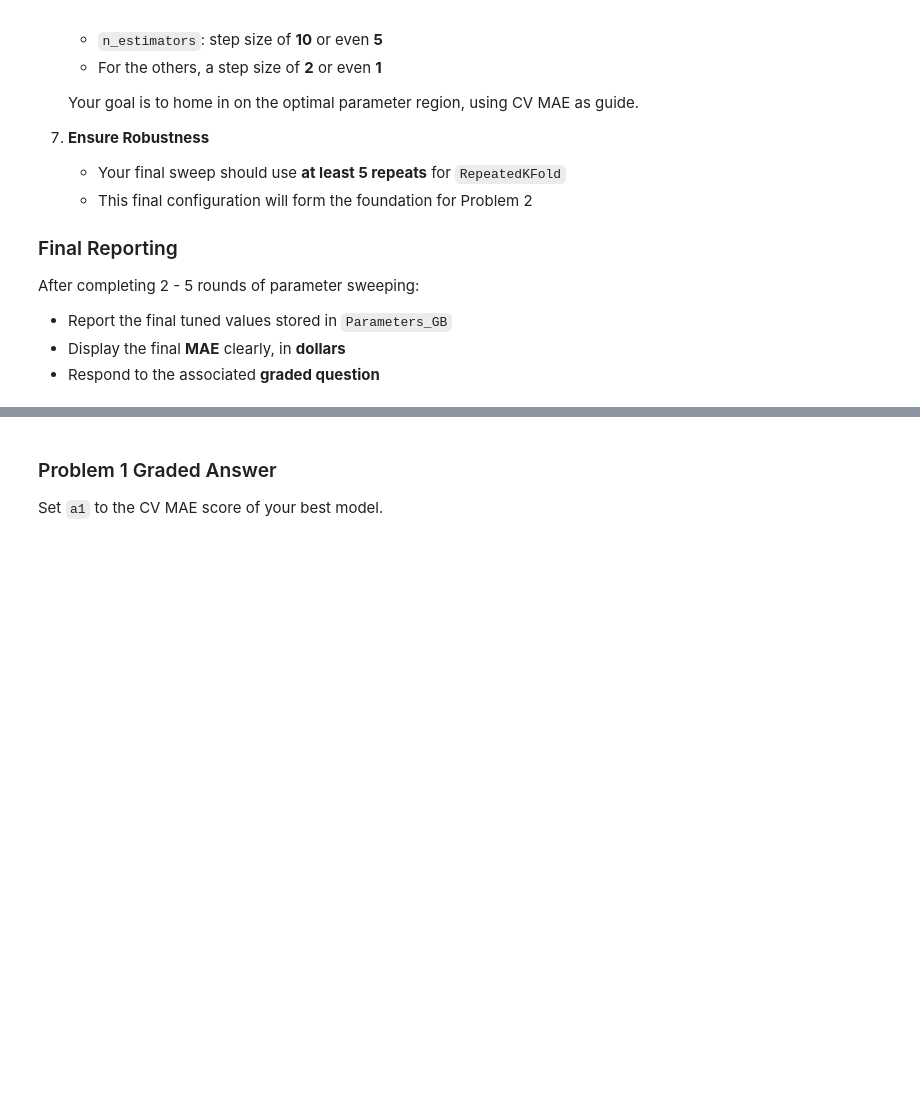
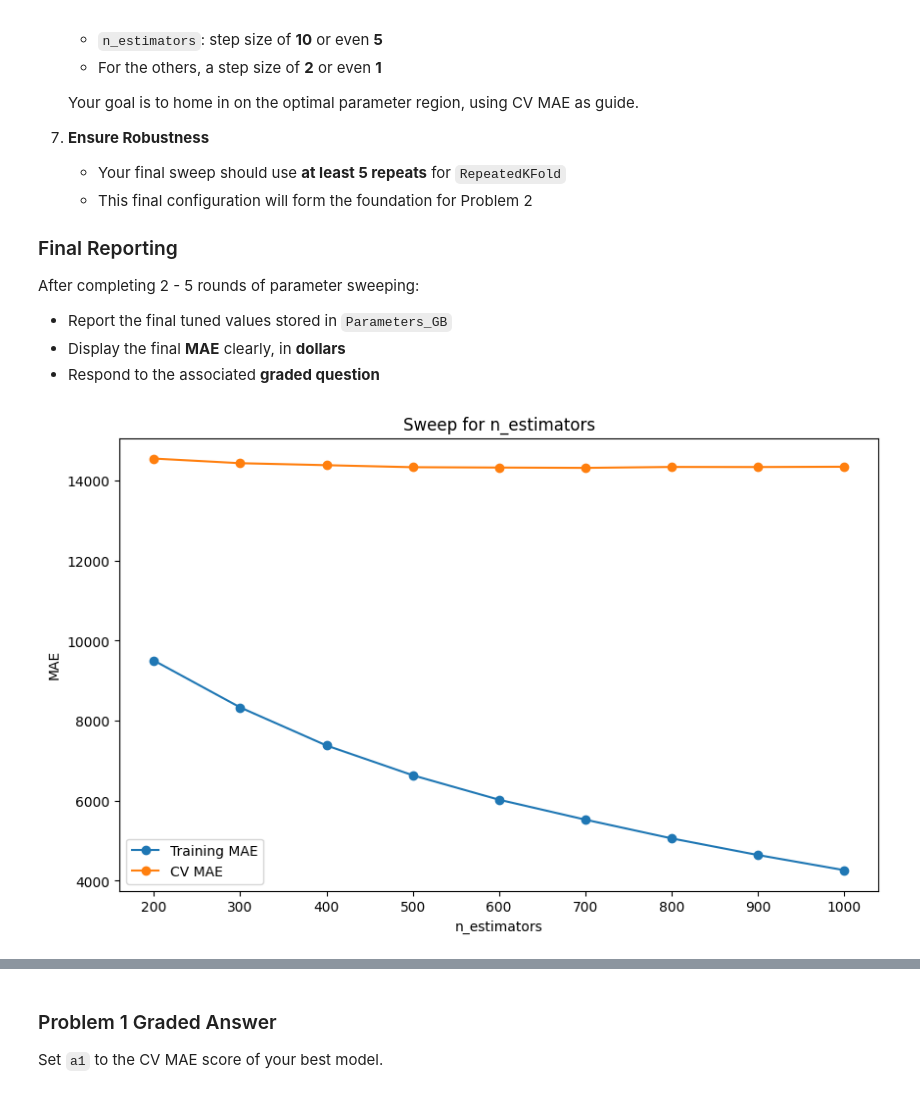
Before and after one commit to muathdb/HW7-Mod-3, a Jupyter notebook: Homework_07.ipynb, the cells around one changed output, grey strips where cells are left out. Drawn from its saved outputs; the diff is of its cells as text; code cells hidden in the pictures; blank space fills up the shorter version.

```diff
--- a/Homework_07.ipynb
+++ b/Homework_07.ipynb
@@ -467 +467,11 @@ def sweep_parameter(ModelClass, param_dict, X_train, y_train, param_name, param_
     return param_dict
+# %%
+Params_GB = sweep_parameter(GradientBoostingRegressor,
+                            Params_GB,
+                            'n_estimators',
+                            range(200, 1001, 100),
+                            X_train,
+                            y_train,
+                            repeats=2)
+# %% [output]
+[figure, added]
```
Also changed, not shown: parts of 35 cells of this notebook.
